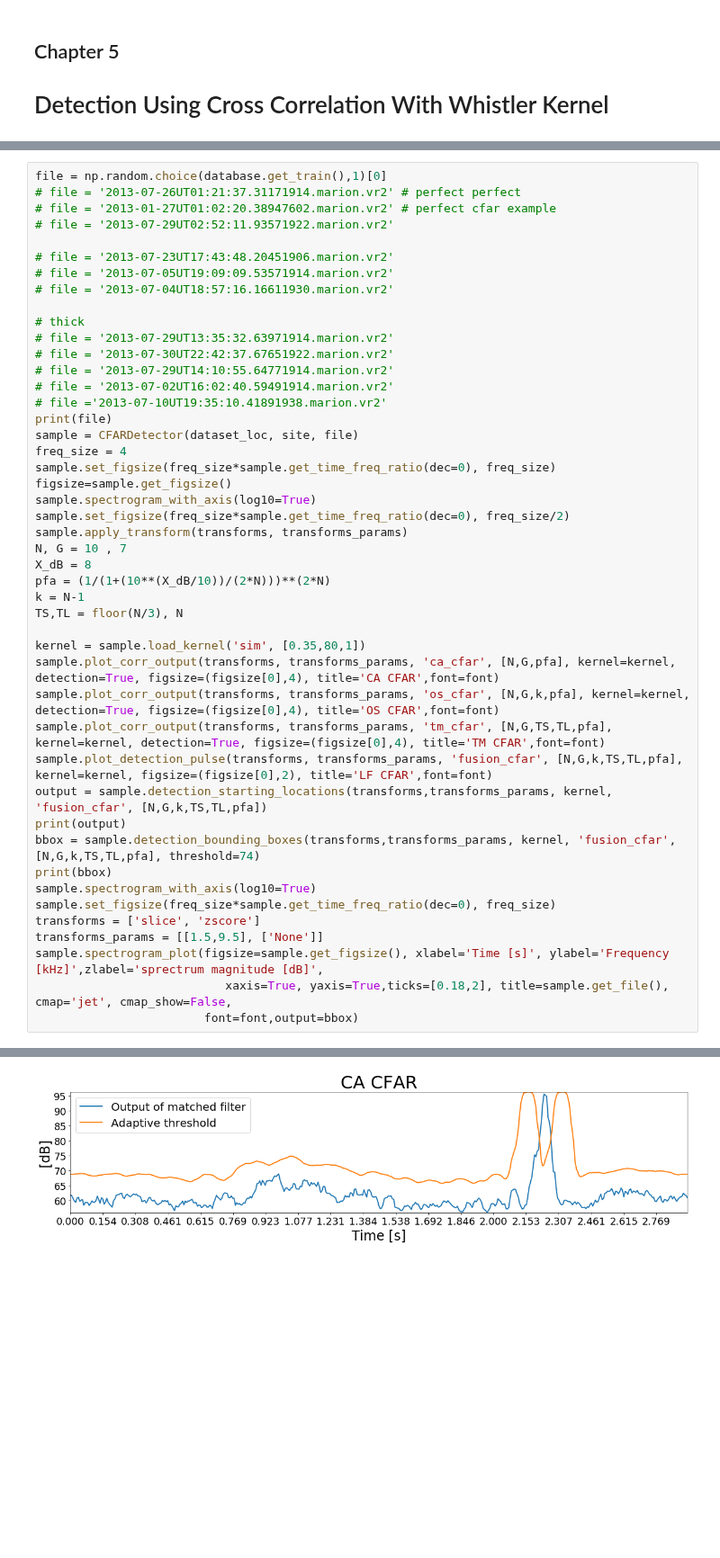
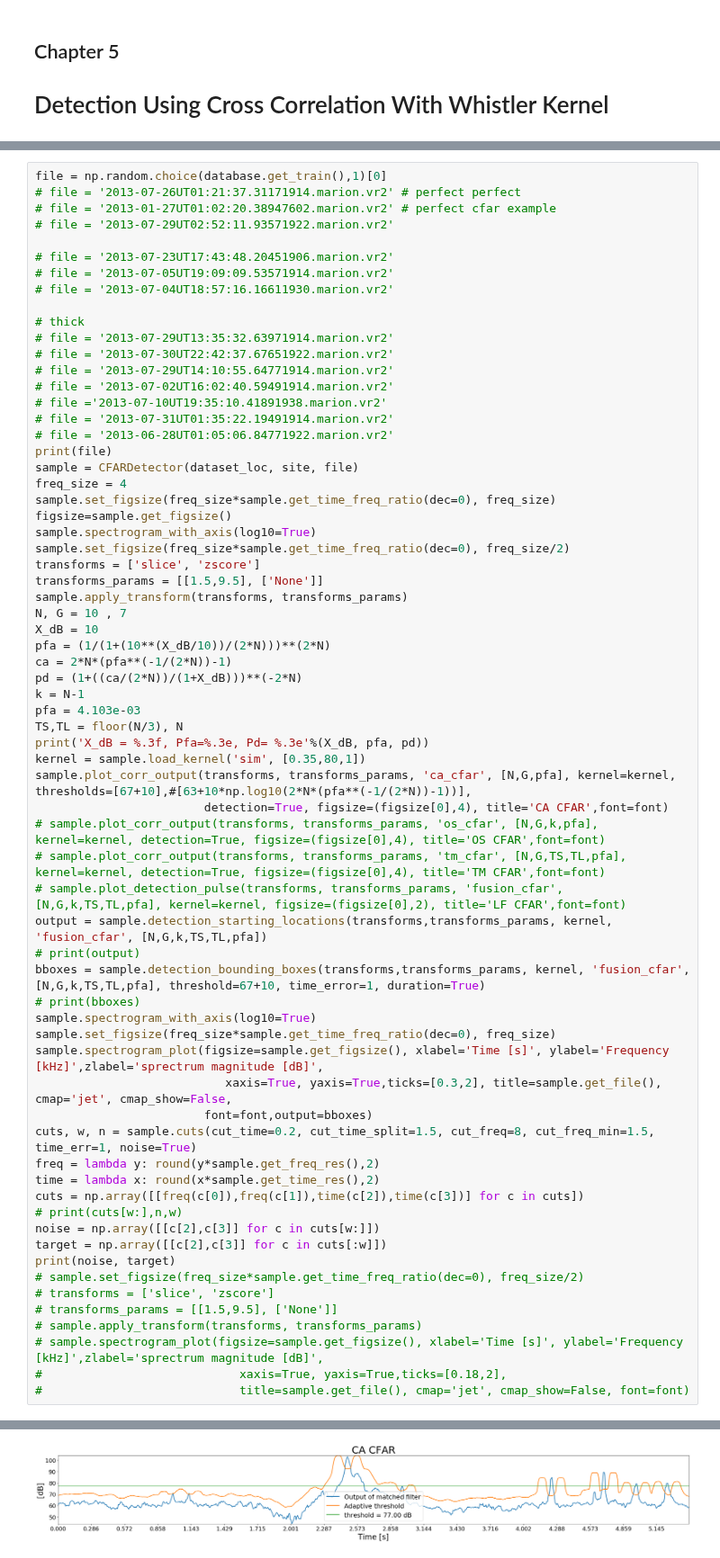
Before and after one commit to Kojey/MSc-whistler-waves-detector, a Jupyter notebook: ipy/report/chapter5_6.ipynb, the cells around one changed output, grey strips where cells are left out. Shown at 90% size. Saved outputs shown, nothing was run; the diff lists cells and outputs as text; blank space fills up the shorter version.

```diff
--- a/ipy/report/chapter5_6.ipynb
+++ b/ipy/report/chapter5_6.ipynb
@@ -102,6 +130,8 @@ file = np.random.choice(database.get_train(),1)[0]
 # file = '2013-07-29UT14:10:55.64771914.marion.vr2'
 # file = '2013-07-02UT16:02:40.59491914.marion.vr2'
 # file ='2013-07-10UT19:35:10.41891938.marion.vr2'
+# file = '2013-07-31UT01:35:22.19491914.marion.vr2'
+# file = '2013-06-28UT01:05:06.84771922.marion.vr2'
 print(file)
 sample = CFARDetector(dataset_loc, site, file)
 freq_size = 4
@@ -109,27 +139,46 @@ sample.set_figsize(freq_size*sample.get_time_freq_ratio(dec=0), freq_size)
 figsize=sample.get_figsize()
 sample.spectrogram_with_axis(log10=True)
 sample.set_figsize(freq_size*sample.get_time_freq_ratio(dec=0), freq_size/2)
+transforms = ['slice', 'zscore']
+transforms_params = [[1.5,9.5], ['None']]
 sample.apply_transform(transforms, transforms_params)
 N, G = 10 , 7
-X_dB = 8
+X_dB = 10
 pfa = (1/(1+(10**(X_dB/10))/(2*N)))**(2*N)
+ca = 2*N*(pfa**(-1/(2*N))-1)
+pd = (1+((ca/(2*N))/(1+X_dB)))**(-2*N)
 k = N-1
+pfa = 4.103e-03
 TS,TL = floor(N/3), N
-
+print('X_dB = %.3f, Pfa=%.3e, Pd= %.3e'%(X_dB, pfa, pd))
 kernel = sample.load_kernel('sim', [0.35,80,1])
-sample.plot_corr_output(transforms, transforms_params, 'ca_cfar', [N,G,pfa], kernel=kernel, detection=True, figsize=(figsize[0],4), title='CA CFAR',font=font)
-sample.plot_corr_output(transforms, transforms_params, 'os_cfar', [N,G,k,pfa], kernel=kernel, detection=True, figsize=(figsize[0],4), title='OS CFAR',font=font)
-sample.plot_corr_output(transforms, transforms_params, 'tm_cfar', [N,G,TS,TL,pfa], kernel=kernel, detection=True, figsize=(figsize[0],4), title='TM CFAR',font=font)
-sample.plot_detection_pulse(transforms, transforms_params, 'fusion_cfar', [N,G,k,TS,TL,pfa], kernel=kernel, figsize=(figsize[0],2), title='LF CFAR',font=font)
+sample.plot_corr_output(transforms, transforms_params, 'ca_cfar', [N,G,pfa], kernel=kernel, thresholds=[67+10],#[63+10*np.log10(2*N*(pfa**(-1/(2*N))-1))],
+                        detection=True, figsize=(figsize[0],4), title='CA CFAR',font=font)
+# sample.plot_corr_output(transforms, transforms_params, 'os_cfar', [N,G,k,pfa], kernel=kernel, detection=True, figsize=(figsize[0],4), title='OS CFAR',font=font)
+# sample.plot_corr_output(transforms, transforms_params, 'tm_cfar', [N,G,TS,TL,pfa], kernel=kernel, detection=True, figsize=(figsize[0],4), title='TM CFAR',font=font)
+# sample.plot_detection_pulse(transforms, transforms_params, 'fusion_cfar', [N,G,k,TS,TL,pfa], kernel=kernel, figsize=(figsize[0],2), title='LF CFAR',font=font)
 output = sample.detection_starting_locations(transforms,transforms_params, kernel, 'fusion_cfar', [N,G,k,TS,TL,pfa])
-print(output)
-bbox = sample.detection_bounding_boxes(transforms,transforms_params, kernel, 'fusion_cfar', [N,G,k,TS,TL,pfa], threshold=74)
-print(bbox)
+# print(output)
+bboxes = sample.detection_bounding_boxes(transforms,transforms_params, kernel, 'fusion_cfar', [N,G,k,TS,TL,pfa], threshold=67+10, time_error=1, duration=True)
+# print(bboxes)
 sample.spectrogram_with_axis(log10=True)
 sample.set_figsize(freq_size*sample.get_time_freq_ratio(dec=0), freq_size)
-transforms = ['slice', 'zscore']
-transforms_params = [[1.5,9.5], ['None']]
 sample.spectrogram_plot(figsize=sample.get_figsize(), xlabel='Time [s]', ylabel='Frequency [kHz]',zlabel='sprectrum magnitude [dB]',
-                           xaxis=True, yaxis=True,ticks=[0.18,2], title=sample.get_file(), cmap='jet', cmap_show=False,
-                        font=font,output=bbox)
+                           xaxis=True, yaxis=True,ticks=[0.3,2], title=sample.get_file(), cmap='jet', cmap_show=False,
+                        font=font,output=bboxes)
+cuts, w, n = sample.cuts(cut_time=0.2, cut_time_split=1.5, cut_freq=8, cut_freq_min=1.5, time_err=1, noise=True)
+freq = lambda y: round(y*sample.get_freq_res(),2)
+time = lambda x: round(x*sample.get_time_res(),2)
+cuts = np.array([[freq(c[0]),freq(c[1]),time(c[2]),time(c[3])] for c in cuts])
+# print(cuts[w:],n,w)
+noise = np.array([[c[2],c[3]] for c in cuts[w:]])
+target = np.array([[c[2],c[3]] for c in cuts[:w]])
+print(noise, target)
+# sample.set_figsize(freq_size*sample.get_time_freq_ratio(dec=0), freq_size/2)
+# transforms = ['slice', 'zscore']
+# transforms_params = [[1.5,9.5], ['None']]
+# sample.apply_transform(transforms, transforms_params)
+# sample.spectrogram_plot(figsize=sample.get_figsize(), xlabel='Time [s]', ylabel='Frequency [kHz]',zlabel='sprectrum magnitude [dB]',
+#                            xaxis=True, yaxis=True,ticks=[0.18,2],
+#                            title=sample.get_file(), cmap='jet', cmap_show=False, font=font)
 # %% [output]
@@ -137 +187 @@ sample.spectrogram_plot(figsize=sample.get_figsize(), xlabel='Time [s]', ylabel=
-[figure, old version]
+[figure, new version]
```
Also changed, not shown: parts of 5 cells of this notebook, 5 other files.
